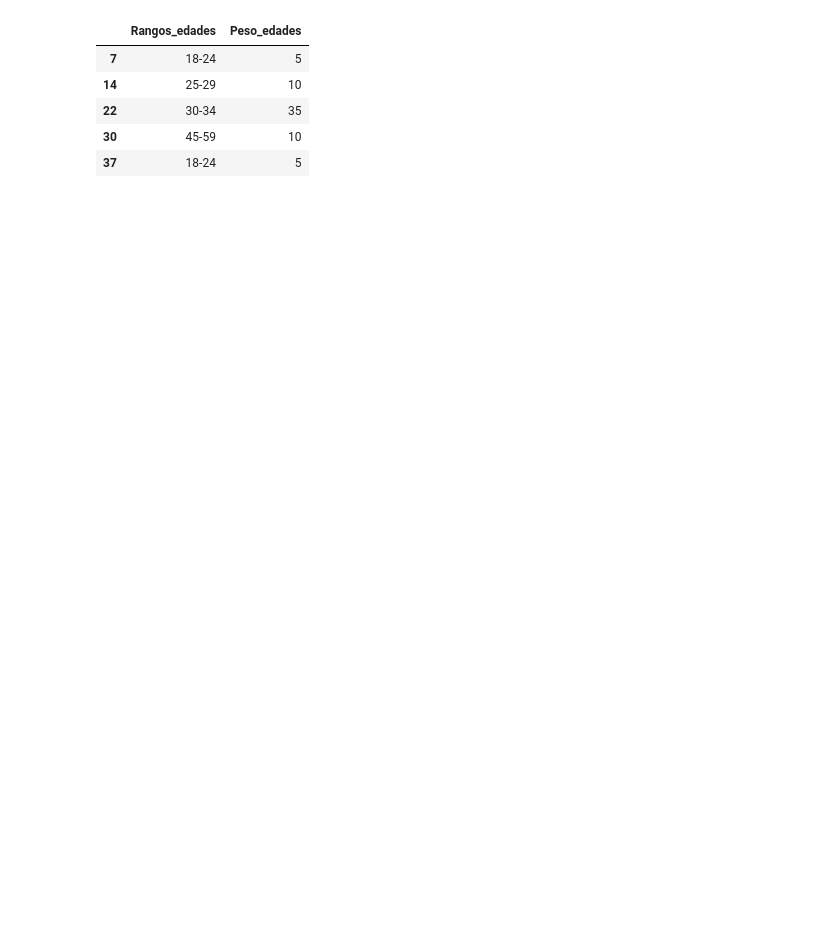
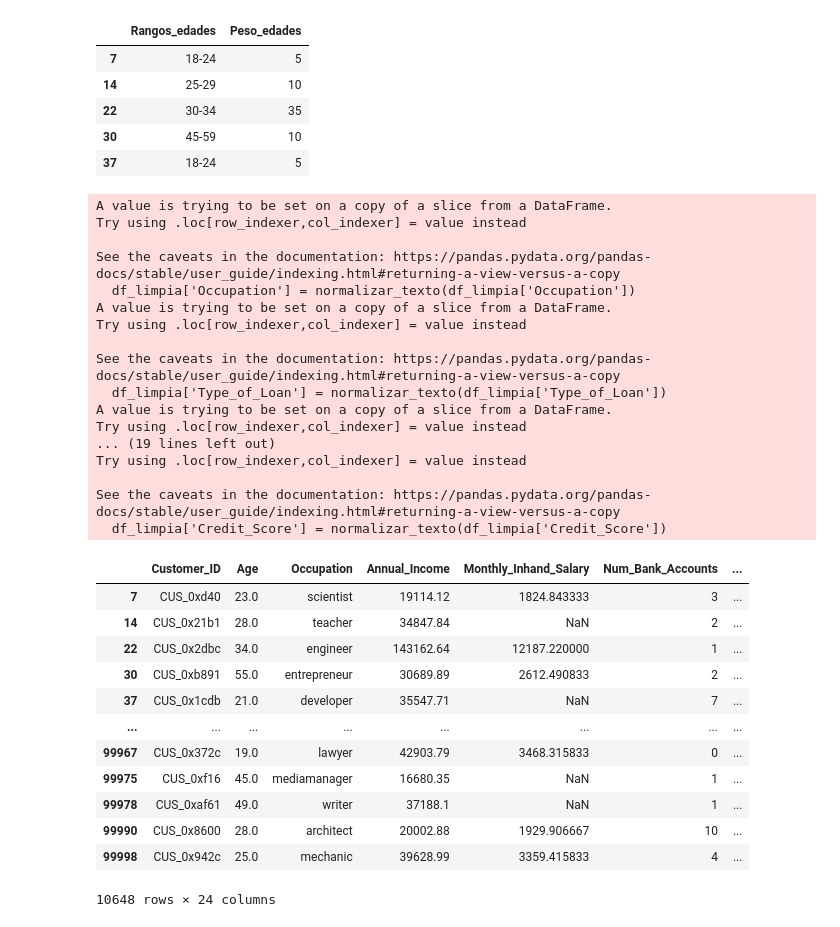
Before and after one commit to Karimme-T/Modelo-de-Puntuacion-Crediticia, a Jupyter notebook: Modelo_1.ipynb, the cells around one changed output. Cells and saved outputs as stored; diff of their text form; code cells hidden in the pictures; blank space fills up the shorter version.

```diff
--- a/Modelo_1.ipynb
+++ b/Modelo_1.ipynb
@@ -195,7 +165,5 @@ df_limpia
 # %%
 df_limpia = df_limpia.drop_duplicates(subset='Customer_ID', keep='last')
-columna = ['Month']
-df_limpia = df_limpia.drop(columns=columna)
 df_limpia
 # %% [output]
 |  | Customer_ID | Age | Occupation | Annual_Income | Monthly_Inhand_Salary | Num_Bank_Accounts | ... |
@@ -211,19 +179,3 @@ df_limpia
 | 99990 | CUS_0x8600 | 28.0 | Architect | 20002.88 | 1929.906667 | 10 | ... |
 | 99998 | CUS_0x942c | 25.0 | Mechanic | 39628.99 | 3359.415833 | 4 | ... |
 10648 rows × 24 columns
-# %%
-#Separar el dataset en train y test
-t = 'Credit_Score'
-
-orden = CategoricalDtype(categories=['poor', 'standard', 'good'], ordered=True)
-df_limpia[t] = (df_limpia[t]
-                .astype(str).str.strip().str.lower()
-                .astype(orden))
-
-y = df_limpia[t]
-x = df_limpia.drop(columns=[t], errors='ignore')
-
-x_train, x_test, y_train, y_test = train_test_split(x,y,test_size=0.20, stratify=y, random_state=40)
-
-print(y_train.value_counts(normalize=True).round(2))
-print(y_test.value_counts(normalize=True).round(2))
@@ -278,3 +219,55 @@ datos_edades[['Rangos_edades', 'Peso_edades']].head()
 | 22 | 30-34 | 35 |
 | 30 | 45-59 | 10 |
 | 37 | 18-24 | 5 |
+# %%
+# Normalización de todas las columnas que tienen texto
+
+def normalizar_texto (s: pd.Series) -> pd.Series:
+    s = s.astype(str).str.strip().str.lower()
+    s = s.replace(r'\s+', ' ', regex=True)
+    s = s.apply(lambda x: unicodedata.normalize('NFKD', x).encode('ascii', 'ignore').decode('ascii'))
+    s = s.str.replace(r"[^a-z0-9 /&-]", "", regex=True)
+    s = s.replace({"": pd.NA})
+
+    return s
+
+df_limpia['Occupation'] = normalizar_texto(df_limpia['Occupation'])
+df_limpia['Type_of_Loan'] = normalizar_texto(df_limpia['Type_of_Loan'])
+df_limpia['Credit_Mix'] = normalizar_texto(df_limpia['Credit_Mix'])
+df_limpia['Credit_History_Age'] = normalizar_texto(df_limpia['Credit_History_Age'])
+df_limpia['Payment_of_Min_Amount'] = normalizar_texto(df_limpia['Payment_of_Min_Amount'])
+df_limpia['Payment_Behaviour'] = normalizar_texto(df_limpia['Payment_Behaviour'])
+df_limpia['Credit_Score'] = normalizar_texto(df_limpia['Credit_Score'])
+
+df_limpia
+# %% [output]
+A value is trying to be set on a copy of a slice from a DataFrame.
+Try using .loc[row_indexer,col_indexer] = value instead
+
+See the caveats in the documentation: https://pandas.pydata.org/pandas-docs/stable/user_guide/indexing.html#returning-a-view-versus-a-copy
+  df_limpia['Occupation'] = normalizar_texto(df_limpia['Occupation'])
+A value is trying to be set on a copy of a slice from a DataFrame.
+Try using .loc[row_indexer,col_indexer] = value instead
+
+See the caveats in the documentation: https://pandas.pydata.org/pandas-docs/stable/user_guide/indexing.html#returning-a-view-versus-a-copy
+  df_limpia['Type_of_Loan'] = normalizar_texto(df_limpia['Type_of_Loan'])
+A value is trying to be set on a copy of a slice from a DataFrame.
+Try using .loc[row_indexer,col_indexer] = value instead
+... (19 lines left out)
+Try using .loc[row_indexer,col_indexer] = value instead
+
+See the caveats in the documentation: https://pandas.pydata.org/pandas-docs/stable/user_guide/indexing.html#returning-a-view-versus-a-copy
+  df_limpia['Credit_Score'] = normalizar_texto(df_limpia['Credit_Score'])
+|  | Customer_ID | Age | Occupation | Annual_Income | Monthly_Inhand_Salary | Num_Bank_Accounts | ... |
+| 7 | CUS_0xd40 | 23.0 | scientist | 19114.12 | 1824.843333 | 3 | ... |
+| 14 | CUS_0x21b1 | 28.0 | teacher | 34847.84 | NaN | 2 | ... |
+| 22 | CUS_0x2dbc | 34.0 | engineer | 143162.64 | 12187.220000 | 1 | ... |
+| 30 | CUS_0xb891 | 55.0 | entrepreneur | 30689.89 | 2612.490833 | 2 | ... |
+| 37 | CUS_0x1cdb | 21.0 | developer | 35547.71 | NaN | 7 | ... |
+| ... | ... | ... | ... | ... | ... | ... | ... |
+| 99967 | CUS_0x372c | 19.0 | lawyer | 42903.79 | 3468.315833 | 0 | ... |
+| 99975 | CUS_0xf16 | 45.0 | mediamanager | 16680.35 | NaN | 1 | ... |
+| 99978 | CUS_0xaf61 | 49.0 | writer | 37188.1 | NaN | 1 | ... |
+| 99990 | CUS_0x8600 | 28.0 | architect | 20002.88 | 1929.906667 | 10 | ... |
+| 99998 | CUS_0x942c | 25.0 | mechanic | 39628.99 | 3359.415833 | 4 | ... |
+10648 rows × 24 columns
```
Also changed, not shown: parts of 10 cells of this notebook.
